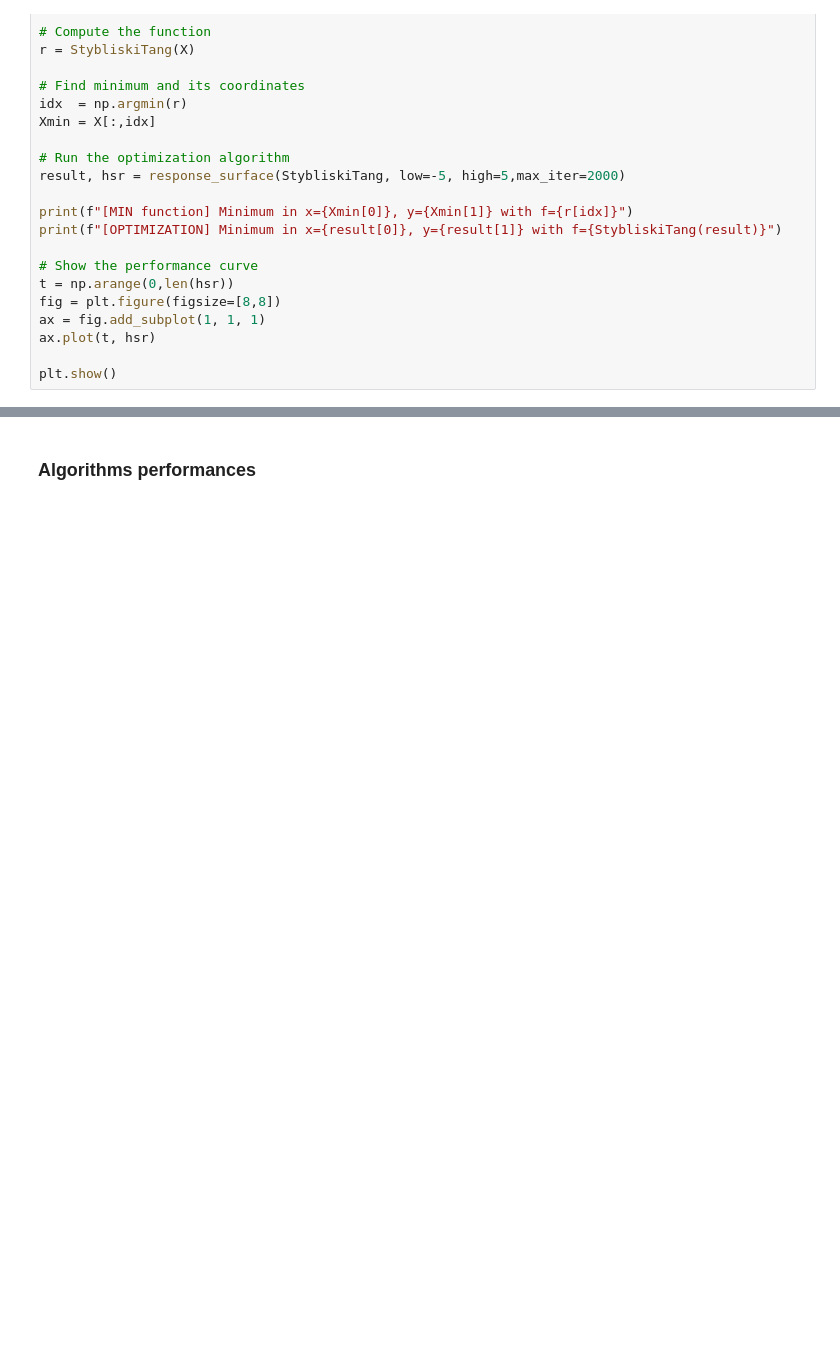
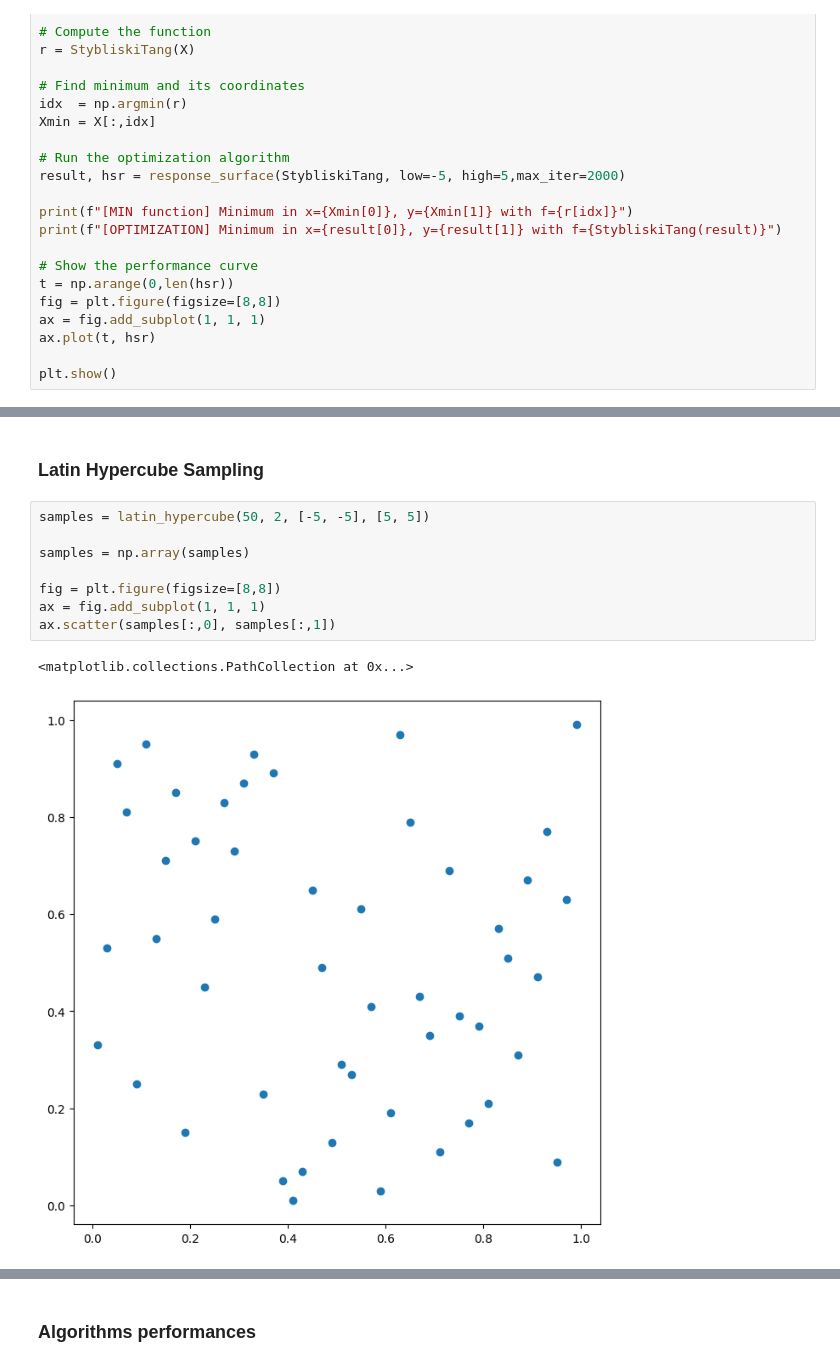
Before and after one commit to oselin/algorithm_development, a Jupyter notebook: main.ipynb, the cells around one changed output, grey strips where cells are left out. Drawn from its saved outputs; the diff is of its cells as text; blank space fills up the shorter version.

```diff
--- a/main.ipynb
+++ b/main.ipynb
@@ -146,0 +165,13 @@ plt.show()
+# %% [markdown]
+### Latin Hypercube Sampling
+# %%
+samples = latin_hypercube(50, 2, [-5, -5], [5, 5])
+
+samples = np.array(samples)
+
+fig = plt.figure(figsize=[8,8])
+ax = fig.add_subplot(1, 1, 1)
+ax.scatter(samples[:,0], samples[:,1])
+# %% [output]
+<matplotlib.collections.PathCollection at 0x...>
+[figure, added]
```
Also changed, not shown: parts of 6 cells of this notebook, 10 other files.
